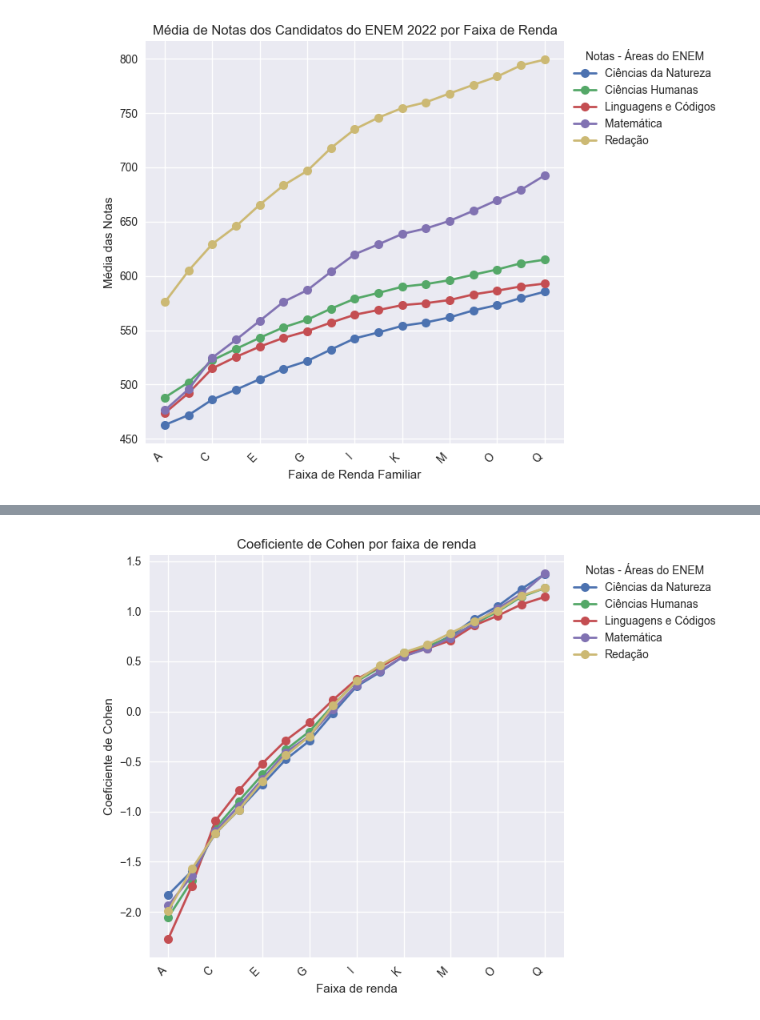
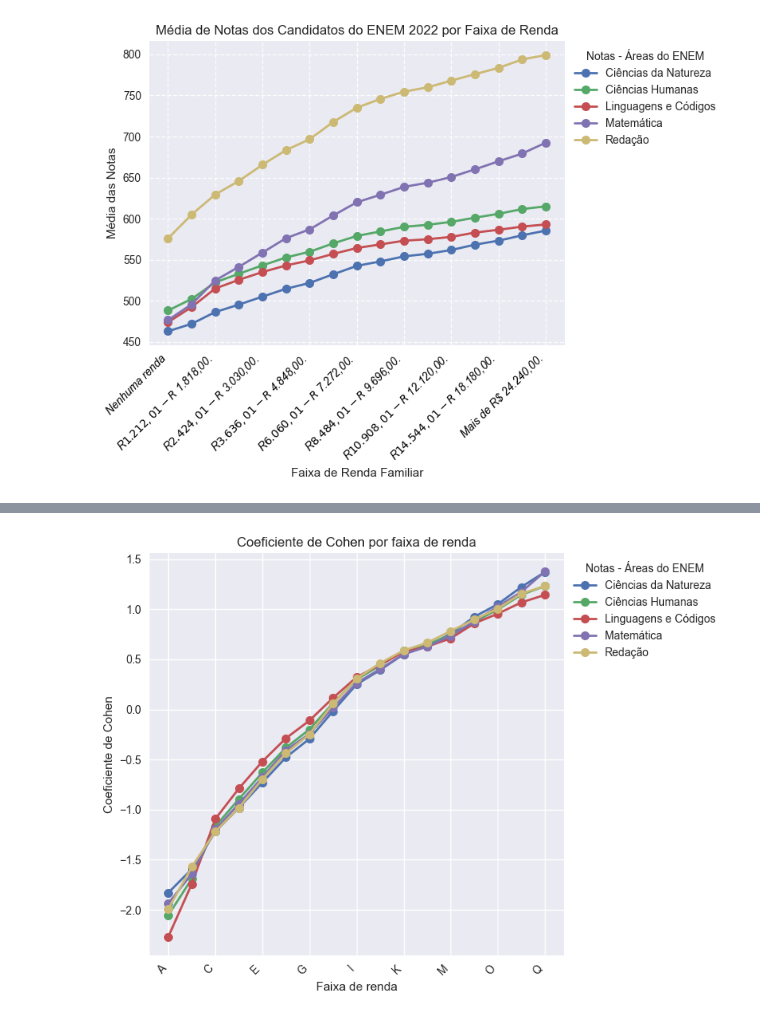
Before and after one commit to esthercaroline/APS1_CDados_tets_e_nanenena, a Jupyter notebook: aps1.ipynb, the cells around one changed output, grey strips where cells are left out. Saved outputs shown, nothing was run; the diff lists cells and outputs as text; code cells hidden in the pictures.

Commit message:
legendas arrumadas

```diff
--- a/aps1.ipynb
+++ b/aps1.ipynb
@@ -18,50 +18,53 @@ df_filtrado = df[filtros_agrupados]
 media_notas_por_renda = df_filtrado.groupby('Q006')[['NU_NOTA_CN', 'NU_NOTA_CH', 'NU_NOTA_LC', 'NU_NOTA_MT', 'NU_NOTA_REDACAO']].mean()
 # %%
 # # Mapeia os códigos das faixas de renda para os rótulos personalizados
-# faixas_de_renda = {
-#     'A': 'Nenhuma renda',
-#     'B': 'Até R$ 1.212,00',
-#     'C': 'De R$ 1.212,01 até R$ 1.818,00.',
-#     'D': 'De R$ 1.818,01 até R$ 2.424,00.',
-#     'E': 'De R$ 2.424,01 até R$ 3.030,00.',
-#     'F': 'De R$ 3.030,01 até R$ 3.636,00.',
-#     'G': 'De R$ 3.636,01 até R$ 4.848,00.',
-#     'H': 'De R$ 4.848,01 até R$ 6.060,00.',
-#     'I': 'De R$ 6.060,01 até R$ 7.272,00.',
-#     'J': 'De R$ 7.272,01 até R$ 8.484,00.',
-#     'K': 'De R$ 8.484,01 até R$ 9.696,00.',
-#     'L': 'De R$ 9.696,01 até R$ 10.908,00.',
-#     'M': 'De R$ 10.908,01 até R$ 12.120,00.',
-#     'N': 'De R$ 12.120,01 até R$ 14.544,00.',
-#     'O': 'De R$ 14.544,01 até R$ 18.180,00.',
-#     'P': 'De R\$ 18.180,01 até R$ 24.240,00.',
-#     'Q': 'Mais de R$ 24.240,00.'
+faixas_de_renda = {
+    'A': 'Nenhuma renda',
+    'B': 'Até R$ 1.212,00',
+    'C': 'R$ 1.212,01 - R$ 1.818,00.',
+    'D': 'R$ 1.818,01 - R$ 2.424,00.',
+    'E': 'R$ 2.424,01 - R$ 3.030,00.',
+    'F': 'R$ 3.030,01 - R$ 3.636,00.',
+    'G': 'R$ 3.636,01 - R$ 4.848,00.',
+    'H': 'R$ 4.848,01 - R$ 6.060,00.',
+    'I': 'R$ 6.060,01 - R$ 7.272,00.',
+    'J': 'R$ 7.272,01 - R$ 8.484,00.',
+    'K': 'R$ 8.484,01 - R$ 9.696,00.',
+    'L': 'R$ 9.696,01 - R$ 10.908,00.',
+    'M': 'R$ 10.908,01 - R$ 12.120,00.',
+    'N': 'R$ 12.120,01 - R$ 14.544,00.',
+    'O': 'R\$ 14.544,01 - R$ 18.180,00.',
+    'P': 'R\$ 18.180,01 - R$ 24.240,00.',
+    'Q': 'Mais de R\$ 24.240,00.'
 
-# }
+}
 
 # # Renomeia os índices do DataFrame com os rótulos personalizados
-# media_notas_por_renda.rename(index=faixas_de_renda, inplace=True)
+media_notas_por_renda.rename(index=faixas_de_renda, inplace=True)
 
 plt.style.use('seaborn')
 plt.figure(figsize=(8,6))
 
 # Cria o gráfico de linhas
 media_notas_por_renda.plot(kind='line', marker='o', markersize=8, linewidth=2, ax=plt.gca())
+
+
 
 # Configurações adicionais
 plt.xlabel('Faixa de Renda Familiar')
 plt.ylabel('Média das Notas')
 plt.title('Média de Notas dos Candidatos do ENEM 2022 por Faixa de Renda')
 
 # Legenda personalizada
 legend_labels = ['Ciências da Natureza', 'Ciências Humanas', 'Linguagens e Códigos', 'Matemática', 'Redação']
 plt.legend(legend_labels, title='Notas - Áreas do ENEM', bbox_to_anchor=(1, 1))
-plt.xticks(rotation=45, ha='right')
+plt.xticks(rotation=45, ha='right', fontsize =10, style='italic', color='black')
+plt.grid(True, linestyle='--', alpha=0.9)
 plt.tight_layout()
 
 # Exibe o gráfico
 plt.show()
 # %% [output]
-[figure, old version]
+[figure, new version]
 # %%
 # Parte 2b
```
Also changed, not shown: parts of 1 cell of this notebook.
